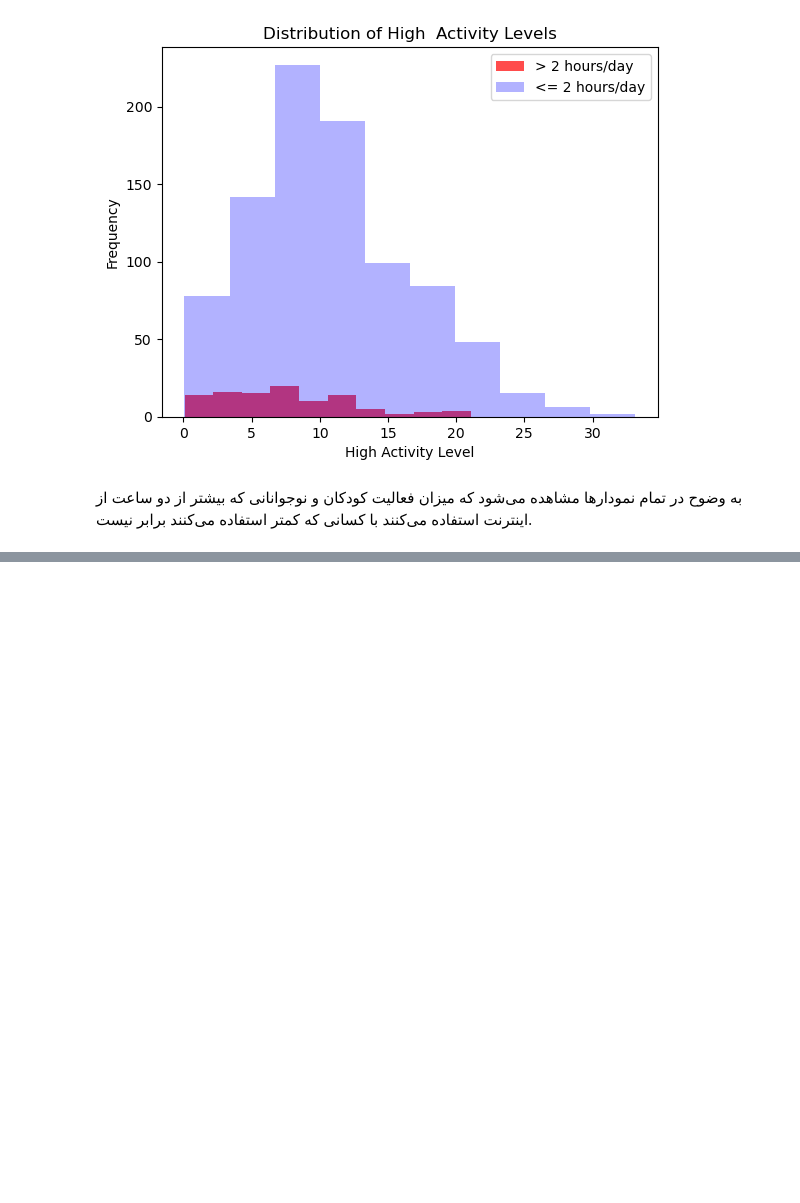
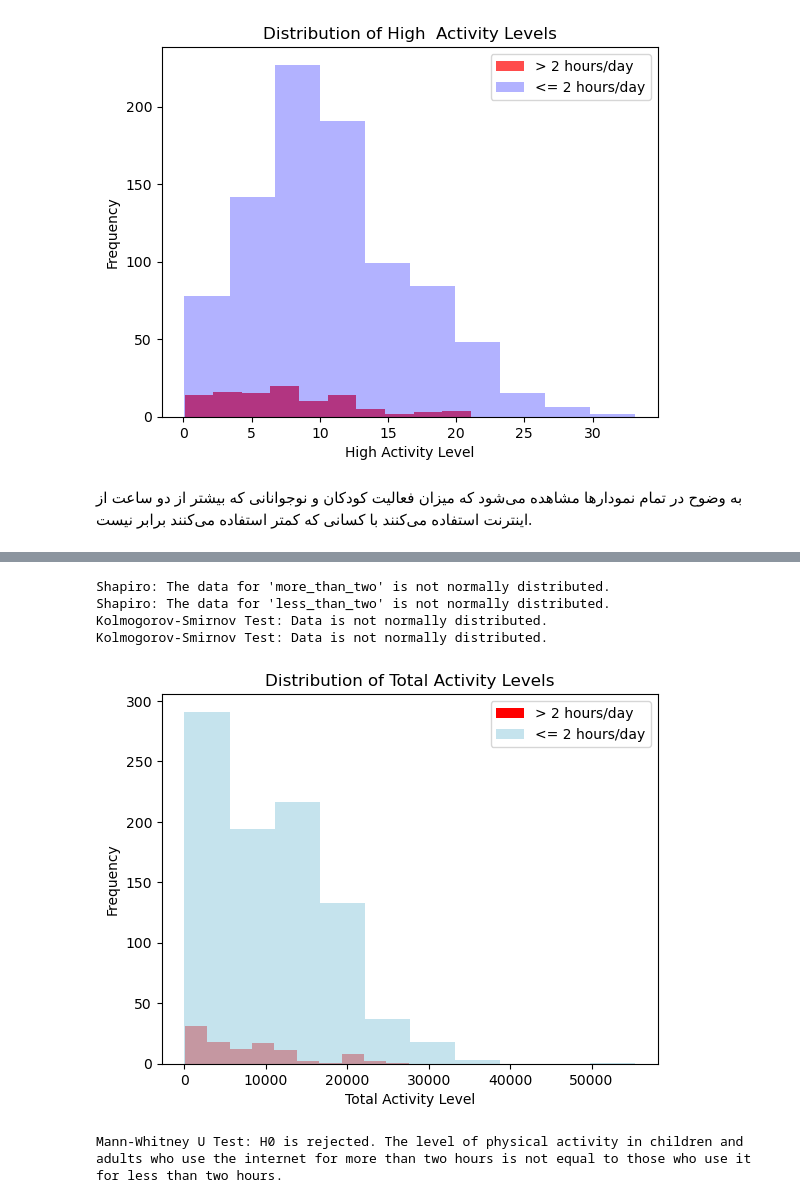
Before and after one commit to Ramtin-Karbaschi/BehaviorDetection_and_MobileMarketAnalysis, a Jupyter notebook: hypothesis_test.ipynb, the cells around one changed output, grey strips where cells are left out. Drawn from its saved outputs; the diff is of its cells as text; code cells hidden in the pictures; blank space fills up the shorter version.

```diff
--- a/hypothesis_test.ipynb
+++ b/hypothesis_test.ipynb
@@ -390,3 +420,10 @@ for high-level activities data we have:
 The data for 'more_than_two' is not normally distributed.
 The data for 'less_than_two' is not normally distributed.
 Mann-Whitney U Test: H0 is rejected. The level of physical activity in children and adults who use the internet for more than two hours is not equal to those who use it for less than two hours.
+# %%
+## total activity
+
+sum_mean = pd.read_csv('/Users/arqavan/Downloads/enmo_sum&mean.csv')
+df_h_tot = pd.merge(df_h, sum_mean, on=['id'])
+df_h_tot = df_h_tot[['PreInt_EduHx-computerinternet_hoursday', 'enmo_sum', 'enmo_mean']]
+df_h_tot.describe()
@@ -392,0 +440,64 @@ Mann-Whitney U Test: H0 is rejected. The level of physical activity in children
+# %%
+# groupby less than two hours and more than two hours
+# checking the distribution
+
+more_sum_enmo = df_h_tot[df_h_tot['PreInt_EduHx-computerinternet_hoursday'] > 2]['enmo_sum']
+less_sum_enmo = df_h_tot[df_h_tot['PreInt_EduHx-computerinternet_hoursday'] <= 2]['enmo_sum']
+
+
+
+stat_sum_enmom, p_sum_enmom = shapiro(more_sum_enmo)
+stat_sum_enmol, p_sum_enmol = shapiro(less_sum_enmo)
+
+if p_sum_enmom >= 0.05:
+    print("Shapiro: The data for 'more_than_two' is normally distributed.")
+else:
+    print("Shapiro: The data for 'more_than_two' is not normally distributed.")
+
+if p_sum_enmol >= 0.05:
+    print("Shapiro: The data for 'less_than_two' is normally distributed.")
+else:
+    print("Shapiro: The data for 'less_than_two' is not normally distributed.")
+
+
+stat_s_m, p_s_m = kstest(more_sum_enmo, 'norm')
+
+stat_s_l, p_s_l = kstest(less_sum_enmo, 'norm')
+
+if p_s_m > 0.05:
+    print("Kolmogorov-Smirnov Test: Data is normally distributed.")
+else:
+    print("Kolmogorov-Smirnov Test: Data is not normally distributed.")
+
+if p_s_l> 0.05:
+    print("Kolmogorov-Smirnov Test: Data is normally distributed.")
+else:
+    print("Kolmogorov-Smirnov Test: Data is not normally distributed.")
+
+
+
+plt.hist(more_sum_enmo, bins=10, alpha=1, label='> 2 hours/day', color= 'red', rwidth=1)
+plt.hist(less_sum_enmo, bins=10, alpha=0.7, label='<= 2 hours/day', color = 'lightblue',  rwidth=1)
+plt.xlabel('Total Activity Level')
+plt.ylabel('Frequency')
+plt.title('Distribution of Total Activity Levels')
+plt.legend()
+plt.show()
+# %% [output]
+Shapiro: The data for 'more_than_two' is not normally distributed.
+Shapiro: The data for 'less_than_two' is not normally distributed.
+Kolmogorov-Smirnov Test: Data is not normally distributed.
+Kolmogorov-Smirnov Test: Data is not normally distributed.
+[figure, added]
+# %%
+# Mann-Whitney U Test
+
+
+stat_sum, p_sum =  mannwhitneyu(more_sum_enmo, less_sum_enmo)
+
+if p_sum < 0.05:
+    print("Mann-Whitney U Test: H0 is rejected. The level of physical activity in children and adults who use the internet for more than two hours is not equal to those who use it for less than two hours.")
+else:
+    print("Mann-Whitney U Test: H0 is correct. The level of physical activity in children and adults who use the internet for more than two hours is equal to those who use it for less than two hours.")
+# %% [output]
+Mann-Whitney U Test: H0 is rejected. The level of physical activity in children and adults who use the internet for more than two hours is not equal to those who use it for less than two hours.
```
Also changed, not shown: parts of 7 cells of this notebook.
